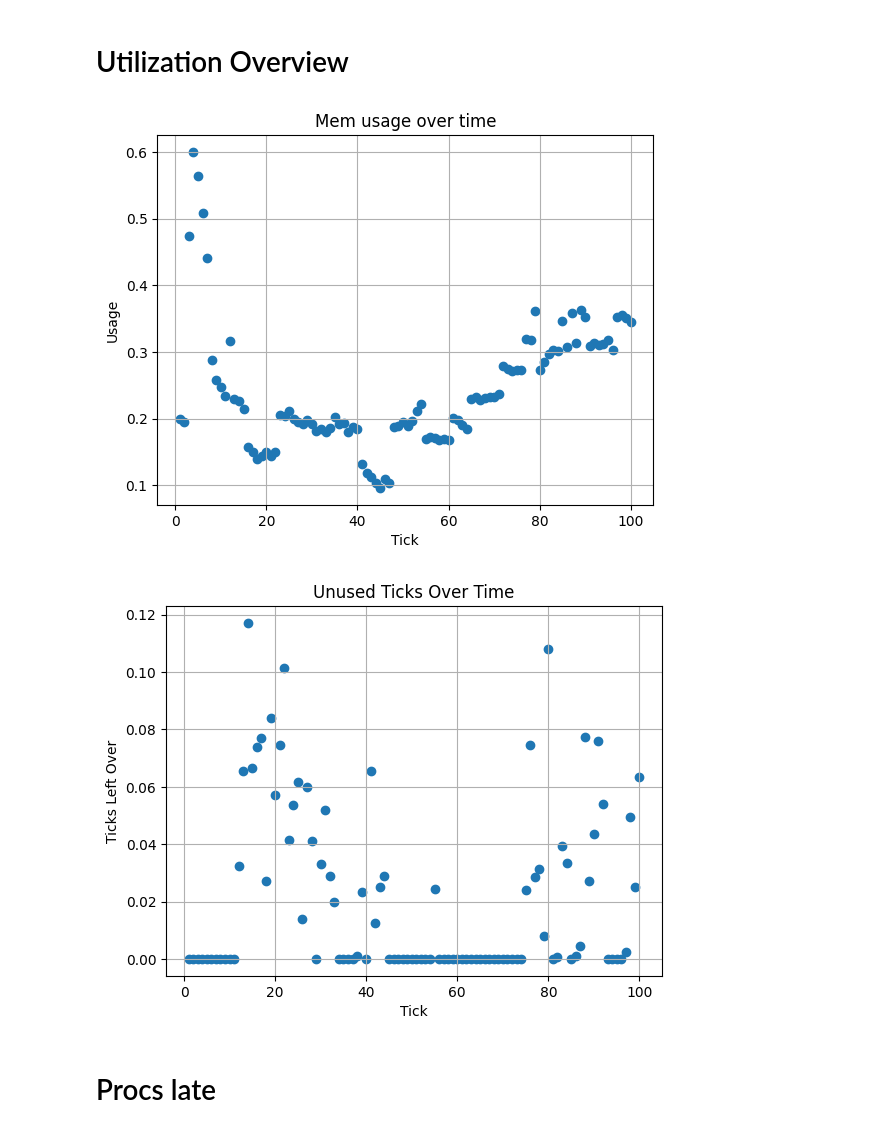
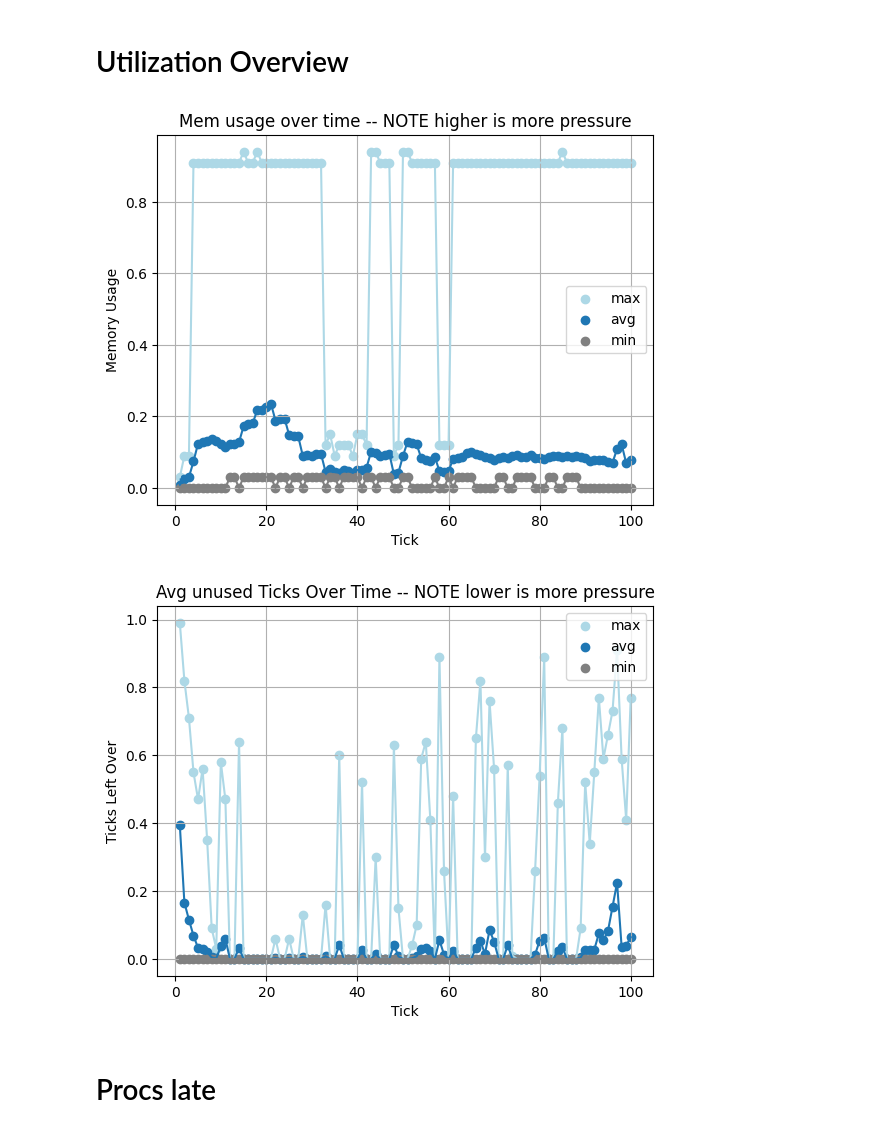
Before and after one commit to hannahmanuela/scheduler-simulator, a Jupyter notebook: results/analyze_output.ipynb, the cells around one changed output. Saved outputs shown, nothing was run; the diff lists cells and outputs as text; code cells hidden in the pictures.

```diff
--- a/results/analyze_output.ipynb
+++ b/results/analyze_output.ipynb
@@ -95,28 +95,44 @@ plt.show()
 # Utilization Overview
 # %%
 # plot memory usage over time
-grouped = active_machines_usage.groupby('tick')["memUsage"].mean().reset_index()
-# grouped["tick"]
-plt.scatter(grouped["tick"], grouped["memUsage"])
+grouped_mean = active_machines_usage.groupby('tick')["memUsage"].mean().reset_index()
+grouped_min = active_machines_usage.groupby('tick')["memUsage"].min().reset_index()
+grouped_max = active_machines_usage.groupby('tick')["memUsage"].max().reset_index()
+
+plt.scatter(grouped_max["tick"], grouped_max["memUsage"], color='lightblue', label="max")
+plt.plot(grouped_max["tick"], grouped_max["memUsage"], color='lightblue')
+plt.scatter(grouped_mean["tick"], grouped_mean["memUsage"], label="avg")
+plt.plot(grouped_mean["tick"], grouped_mean["memUsage"])
+plt.scatter(grouped_min["tick"], grouped_min["memUsage"], color='grey', label="min")
+plt.plot(grouped_min["tick"], grouped_min["memUsage"], color='grey')
 plt.xlabel('Tick')
 plt.ylabel('Memory Usage')
-plt.title('Mem usage over time')
+plt.title('Mem usage over time -- NOTE higher is more pressure')
 plt.grid(True)
+plt.legend()
 plt.show()
 # %% [output]
-[figure, old version]
+[figure, new version]
 # %%
 # plot ticks left over, over time
-grouped = active_machines_usage.groupby('tick')["unusedTicks"].mean().reset_index()
+grouped_min = active_machines_usage.groupby('tick')["unusedTicks"].min().reset_index()
+grouped_mean = active_machines_usage.groupby('tick')["unusedTicks"].mean().reset_index()
+grouped_max = active_machines_usage.groupby('tick')["unusedTicks"].max().reset_index()
 # grouped["tick"]
-plt.scatter(grouped["tick"], grouped["unusedTicks"])
+plt.scatter(grouped_max["tick"], grouped_max["unusedTicks"], color='lightblue', label="max")
+plt.plot(grouped_max["tick"], grouped_max["unusedTicks"], color='lightblue')
+plt.scatter(grouped_mean["tick"], grouped_mean["unusedTicks"], label="avg")
+plt.plot(grouped_mean["tick"], grouped_mean["unusedTicks"])
+plt.scatter(grouped_min["tick"], grouped_min["unusedTicks"], color='grey', label="min")
+plt.plot(grouped_min["tick"], grouped_min["unusedTicks"], color='grey')
 plt.xlabel('Tick')
 plt.ylabel('Ticks Left Over')
-plt.title('Unused Ticks Over Time')
+plt.title('Avg unused Ticks Over Time -- NOTE lower is more pressure')
 plt.grid(True)
+plt.legend()
 plt.show()
 # %% [output]
-[figure, old version]
+[figure, new version]
 # %% [markdown]
 # Procs late
 # %%
```
Also changed, not shown: parts of 17 cells of this notebook, 4 other files.
